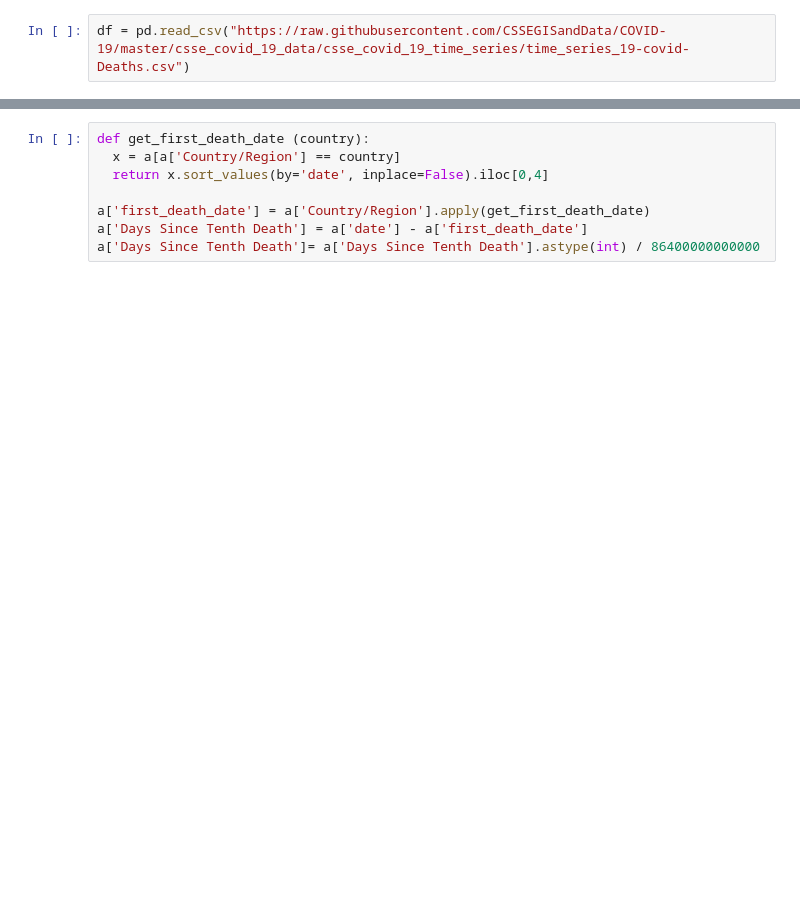
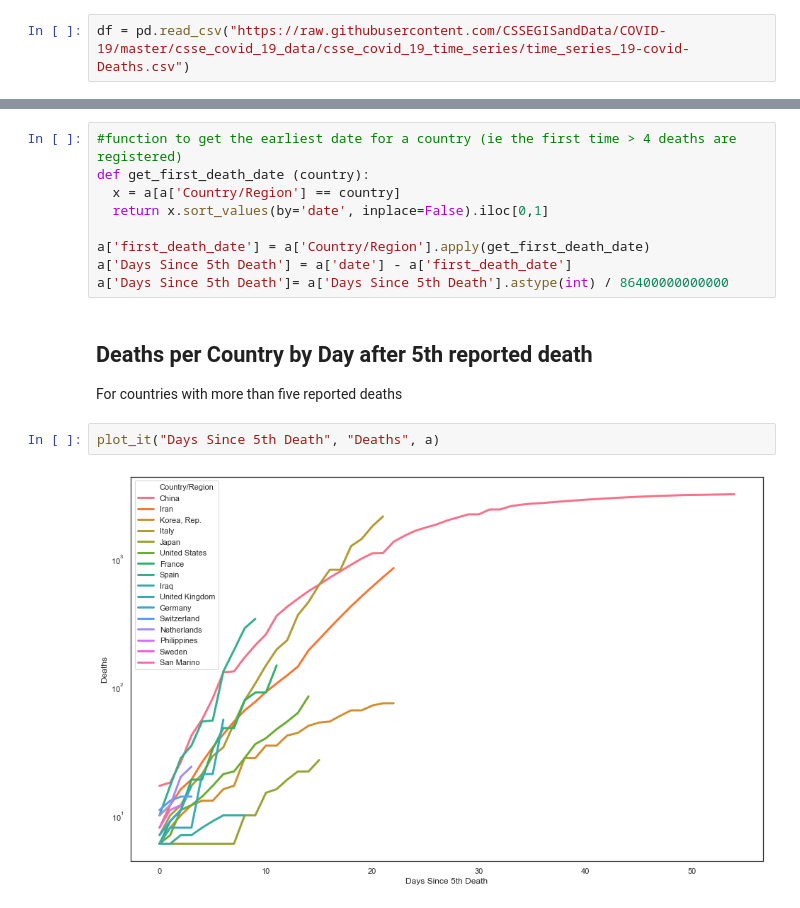
Before and after one commit to andrewl/covid-19, a Jupyter notebook: COVID-19.ipynb, the cells around one changed output, grey strips where cells are left out. Drawn from its saved outputs; the diff is of its cells as text; blank space fills up the shorter version.

```diff
--- a/COVID-19.ipynb
+++ b/COVID-19.ipynb
@@ -73,8 +100,19 @@ To register the converters:
 # %%
+#function to get the earliest date for a country (ie the first time > 4 deaths are registered)
 def get_first_death_date (country):
   x = a[a['Country/Region'] == country]
-  return x.sort_values(by='date', inplace=False).iloc[0,4]
+  return x.sort_values(by='date', inplace=False).iloc[0,1]
 
 a['first_death_date'] = a['Country/Region'].apply(get_first_death_date)
-a['Days Since Tenth Death'] = a['date'] - a['first_death_date']
-a['Days Since Tenth Death']= a['Days Since Tenth Death'].astype(int) / 86400000000000
+a['Days Since 5th Death'] = a['date'] - a['first_death_date']
+a['Days Since 5th Death']= a['Days Since 5th Death'].astype(int) / 86400000000000
+# %% [markdown]
+<a id='day'></a>
+Deaths per Country by Day after 5th reported death
+--
+
+For countries with more than five reported deaths
+# %%
+plot_it("Days Since 5th Death", "Deaths", a)
+# %% [output]
+[figure, added]
```
Also changed, not shown: parts of 21 cells of this notebook, 1 other file.
